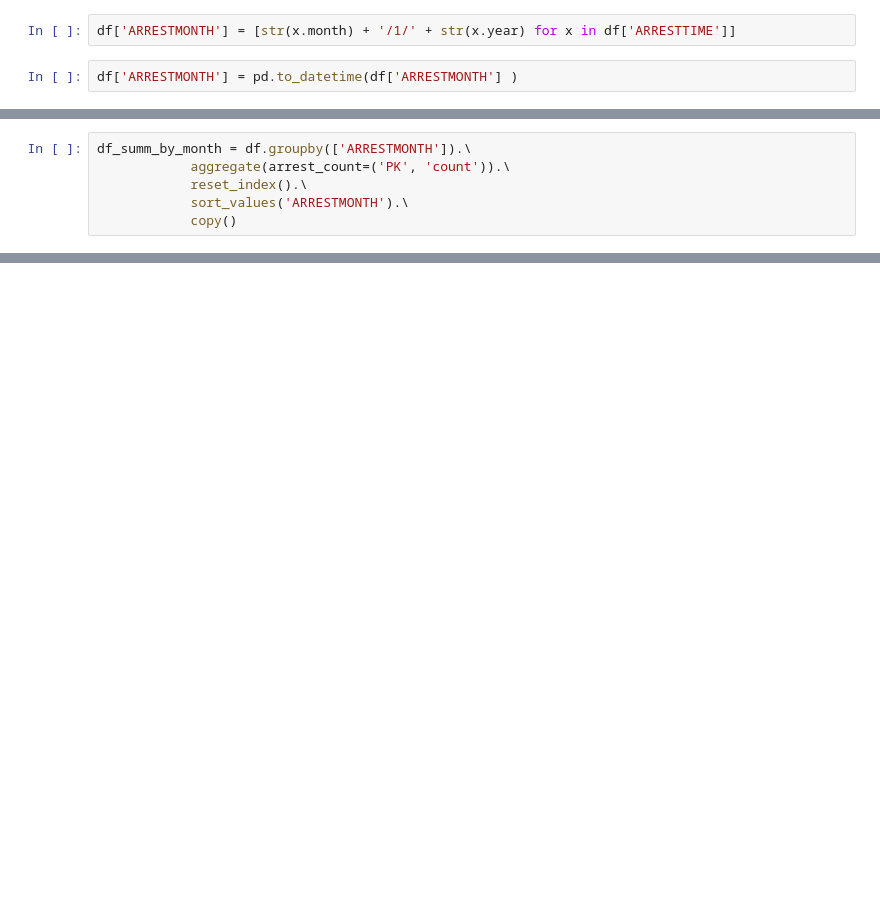
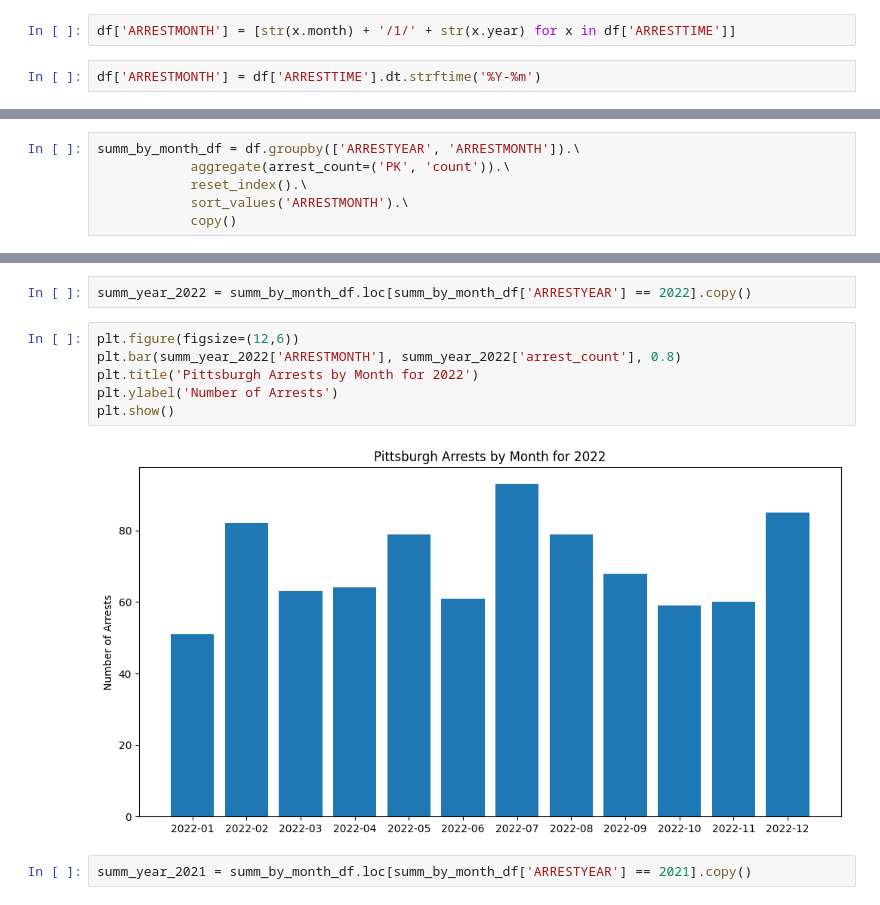
Before and after one commit to trailmarkerlib/policeProjectPythonWorkshop, a Jupyter notebook: python_workshop_2024_02_05.ipynb, the cells around one changed output, grey strips where cells are left out. Cells and saved outputs as stored; diff of their text form; blank space fills up the shorter version.

```diff
--- a/python_workshop_2024_02_05.ipynb
+++ b/python_workshop_2024_02_05.ipynb
@@ -111,4 +117,4 @@ plt.show()
 # %%
 df['ARRESTMONTH'] = [str(x.month) + '/1/' + str(x.year) for x in df['ARRESTTIME']]
-# %%
-df['ARRESTMONTH'] = pd.to_datetime(df['ARRESTMONTH'] )
+# %%
+df['ARRESTMONTH'] = df['ARRESTTIME'].dt.strftime('%Y-%m')
@@ -115,5 +143,5 @@ df['ARRESTMONTH'] = pd.to_datetime(df['ARRESTMONTH'] )
 # %%
-df_summ_by_month = df.groupby(['ARRESTMONTH']).\
+summ_by_month_df = df.groupby(['ARRESTYEAR', 'ARRESTMONTH']).\
             aggregate(arrest_count=('PK', 'count')).\
             reset_index().\
             sort_values('ARRESTMONTH').\
@@ -140,0 +163,12 @@ df_summ_by_month.head(20)
+# %%
+summ_year_2022 = summ_by_month_df.loc[summ_by_month_df['ARRESTYEAR'] == 2022].copy()
+# %%
+plt.figure(figsize=(12,6))
+plt.bar(summ_year_2022['ARRESTMONTH'], summ_year_2022['arrest_count'], 0.8)
+plt.title('Pittsburgh Arrests by Month for 2022')
+plt.ylabel('Number of Arrests')
+plt.show()
+# %% [output]
+[figure, added]
+# %%
+summ_year_2021 = summ_by_month_df.loc[summ_by_month_df['ARRESTYEAR'] == 2021].copy()
```
Also changed, not shown: parts of 32 cells of this notebook.
